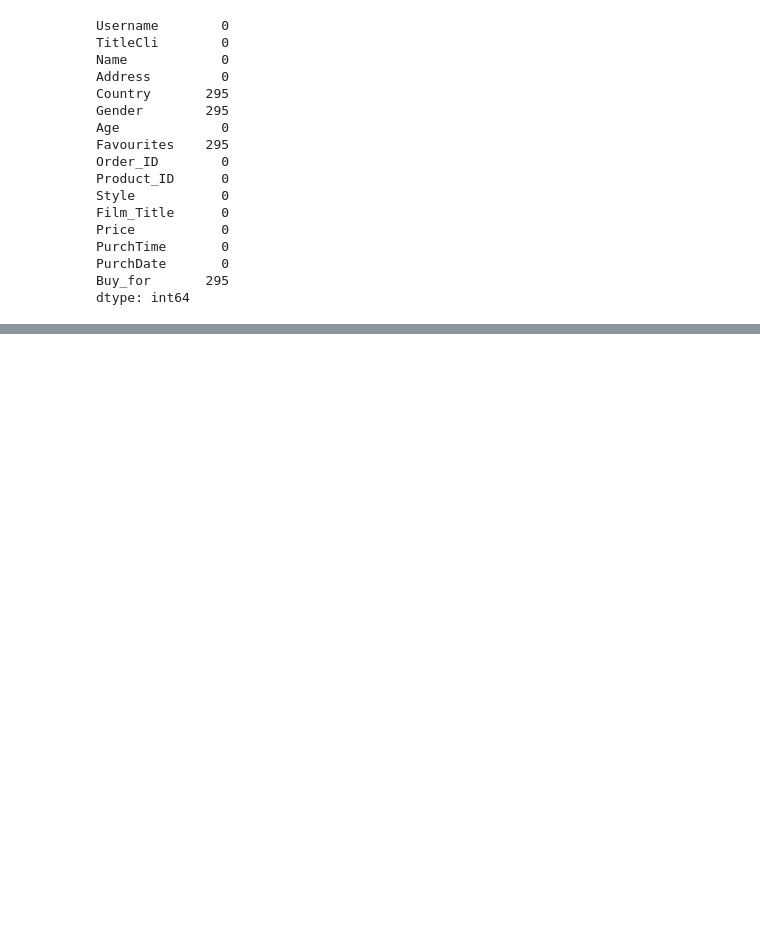
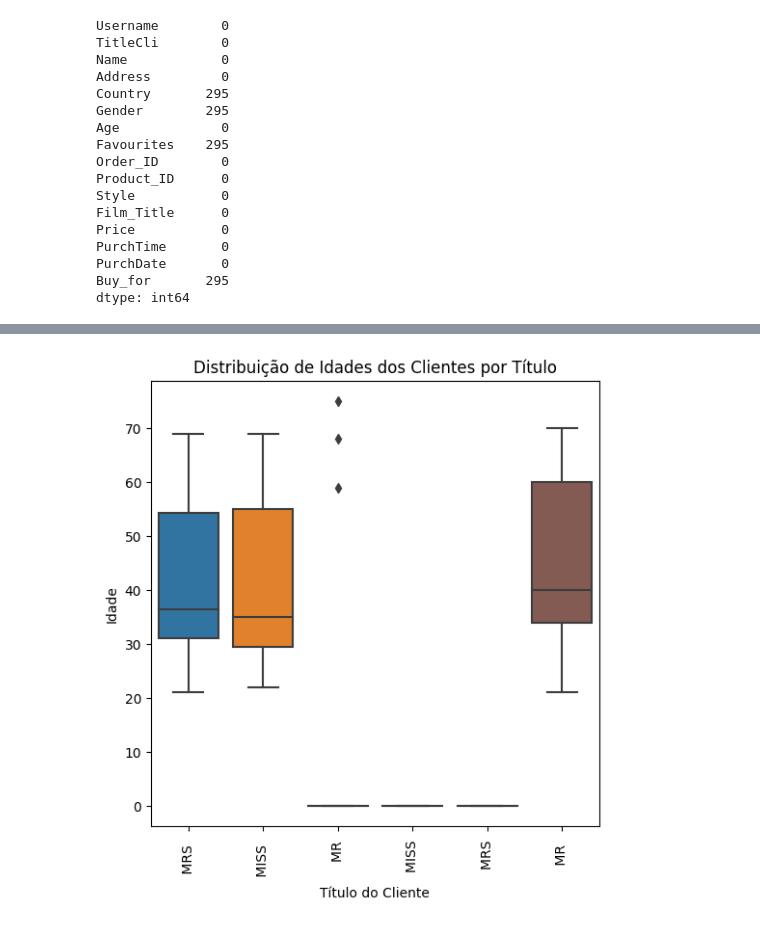
Before and after one commit to tassiogomes/MINDD-ISEP, a Jupyter notebook: MINDD_PL02.ipynb, the cells around one changed output, grey strips where cells are left out. Drawn from its saved outputs; the diff is of its cells as text; code cells hidden in the pictures; blank space fills up the shorter version.

```diff
--- a/MINDD_PL02.ipynb
+++ b/MINDD_PL02.ipynb
@@ -98,0 +131,9 @@ dtype: int64
+# %%
+title_counts = df['TitleCli'].value_counts().reset_index()
+
+title_counts.columns = ['Title', 'Count']
+print(title_counts)
+#df['TitleCli'] = df['TitleCli'].str.strip()
+df['TitleCli'] = df['TitleCli'].str.replace(r'^\s+|\s+?$', '', regex=True)
+
+print(title_counts)
@@ -98,0 +149,10 @@ dtype: int64
+# %%
+plt.figure(figsize=(6, 6))
+sns.boxplot(x='TitleCli', y='Age', data=df)
+plt.xticks(rotation=90)
+plt.xlabel('Título do Cliente')
+plt.ylabel('Idade')
+plt.title('Distribuição de Idades dos Clientes por Título')
+plt.show()
+# %% [output]
+[figure, added]
```
Also changed, not shown: parts of 10 cells of this notebook.
